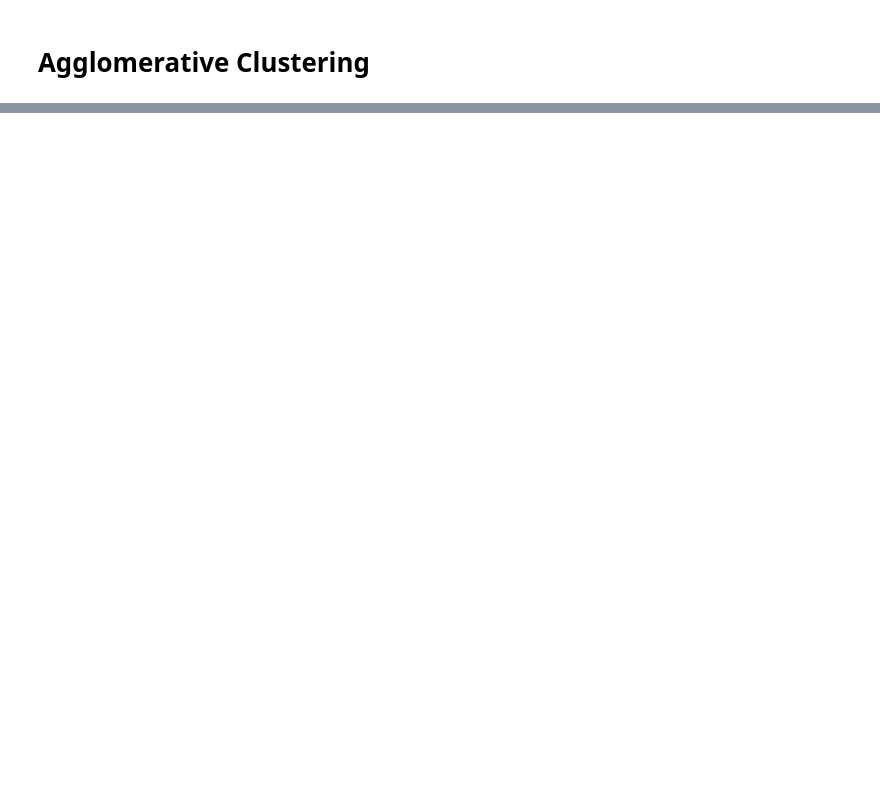
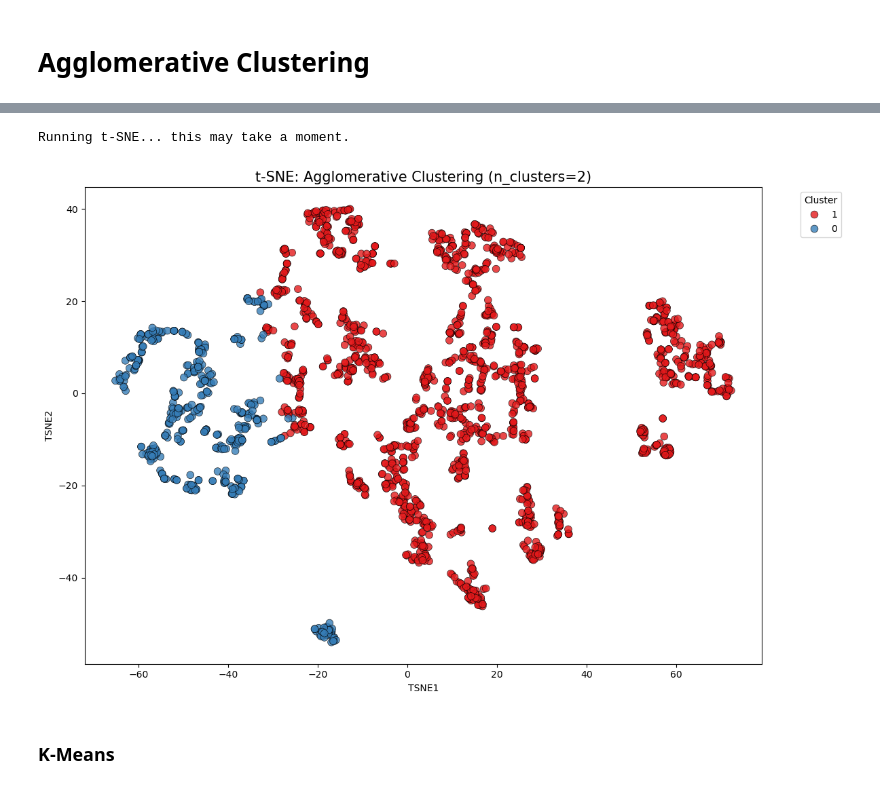
Before and after one commit to francescostellaa/cluster_dei, a Jupyter notebook: clustering.ipynb, the cells around one changed output, grey strips where cells are left out. Saved outputs shown, nothing was run; the diff lists cells and outputs as text; code cells hidden in the pictures; blank space fills up the shorter version.

```diff
--- a/clustering.ipynb
+++ b/clustering.ipynb
@@ -901,0 +437,53 @@ Actual lysogenic    29              98
+# %%
+from sklearn.manifold import TSNE
+import matplotlib.pyplot as plt
+import seaborn as sns
+
+# 1. Initialize t-SNE
+# We use the same df_pca from your clustering script
+tsne = TSNE(
+    n_components=2,
+    perplexity=30,
+    random_state=0,
+    init='pca',
+    learning_rate='auto'
+)
+
+# 2. Fit and transform
+print("Running t-SNE... this may take a moment.")
+tsne_results = tsne.fit_transform(df_pca)
+
+# 3. Prepare plotting DataFrame
+df_tsne_agg = pd.DataFrame(tsne_results, columns=['TSNE1', 'TSNE2'])
+# We use 'best_labels' generated at the end of your provided script
+df_tsne_agg['Cluster'] = best_labels.astype(str)
+
+# 4. Visualization with High Contrast
+plt.figure(figsize=(12, 8))
+
+# Using 'husl' palette provides evenly spaced, highly saturated colors
+# which is better for high cluster counts (n up to 30)
+num_clusters = len(df_tsne_agg['Cluster'].unique())
+palette = sns.color_palette("husl", num_clusters)
+
+sns.scatterplot(
+    x='TSNE1',
+    y='TSNE2',
+    hue='Cluster',
+    data=df_tsne_agg,
+    palette="Set1",
+    s=60,
+    alpha=0.8,
+    edgecolor='black',
+    linewidth=0.5
+)
+
+plt.title(f"t-SNE: Agglomerative Clustering (n_clusters={best_row['n_clusters']})", fontsize=15)
+plt.legend(title='Cluster', bbox_to_anchor=(1.05, 1), loc='upper left', ncol=2 if num_clusters > 15 else 1)
+plt.tight_layout()
+plt.show()
+# %% [output]
+Running t-SNE... this may take a moment.
+[figure, added]
+# %% [markdown]
+### K-Means
```
Also changed, not shown: parts of 22 cells of this notebook, 2 other files.
